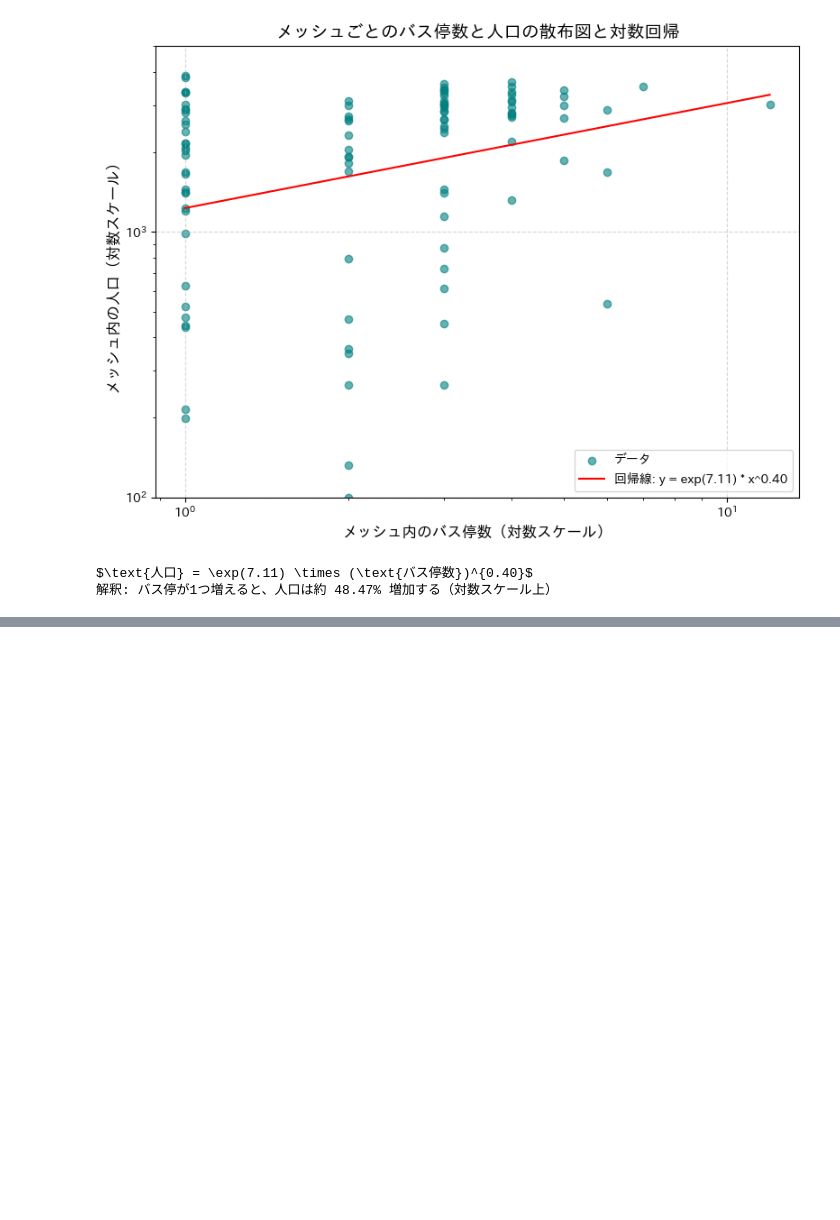
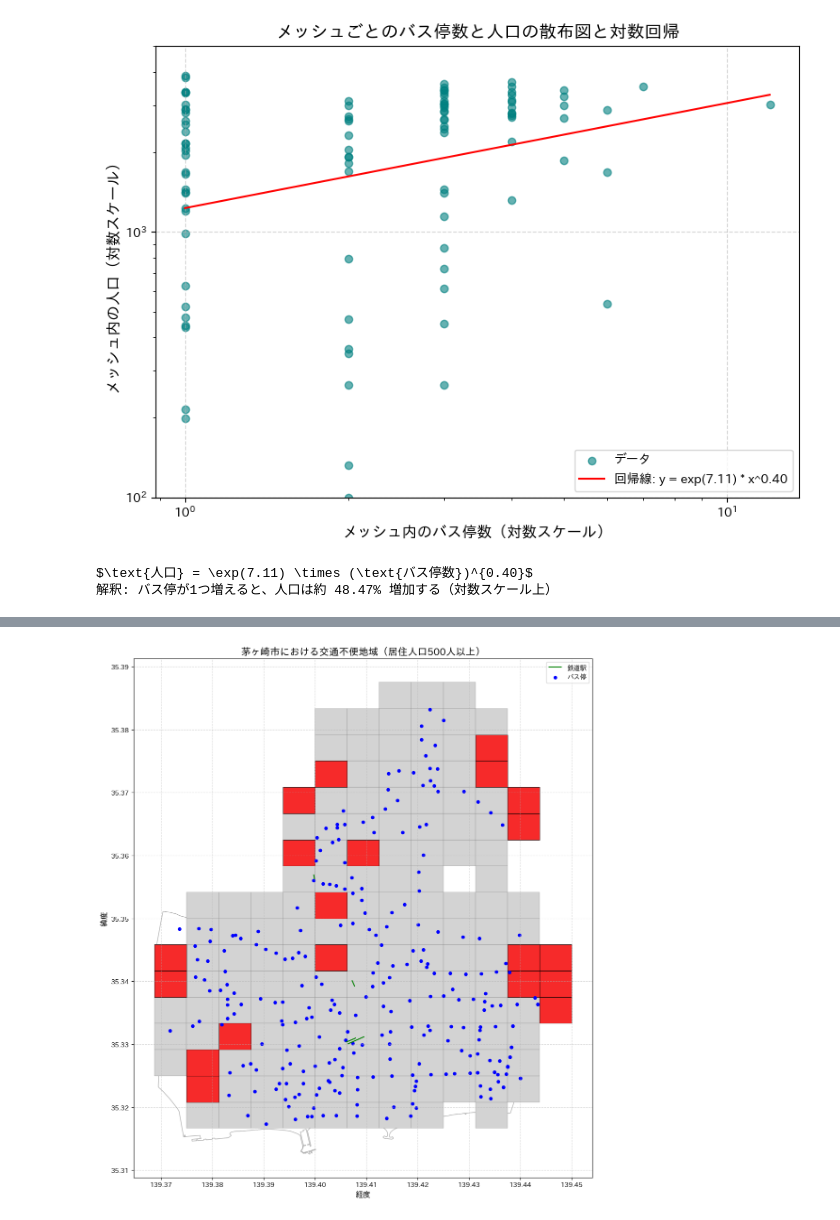
Before and after one commit to takeru403/map_mocup, a Jupyter notebook: notebook/get_data.ipynb, the cells around one changed output, grey strips where cells are left out. Cells and saved outputs as stored; diff of their text form; code cells hidden in the pictures; blank space fills up the shorter version.

```diff
--- a/notebook/get_data.ipynb
+++ b/notebook/get_data.ipynb
@@ -27,7 +27,7 @@ mesh_gdf["KEY_CODE"] = mesh_gdf["KEY_CODE"].astype(str)
 pop_files = [
     "tblT001101H5336", "tblT001101H5337", "tblT001101H5338",
     "tblT001101H5339", "tblT001101H5340", "tblT001101H5332",
-    "tblT001101H5333", "tblT001101H5334", "tblT001101H5335",
+    "tblT001102H5333", "tblT001101H5334", "tblT001101H5335",
     "tblT001101H5238", "tblT001101H5239",
 ]
 
@@ -342,3 +394,83 @@ print(f"解釈: バス停が1つ増えると、人口は約 {増加率:.2f}% 増
 [figure]
 $\text{人口} = \exp(7.11) \times (\text{バス停数})^{0.40}$
 解釈: バス停が1つ増えると、人口は約 48.47% 増加する（対数スケール上）
+# %%
+import geopandas as gpd
+import pandas as pd
+import matplotlib.pyplot as plt
+
+# ========================
+# 0. CRSをEPSG:6668に統一
+# ========================
+target_crs = "EPSG:6668"
+
+gdf_list = [
+    chigasaki_pop_mesh_gdf, chigasaki_train_stop_gdf,
+    chigasaki_bus_stop_gdf, chigasaki_polygon
+]
+
+chigasaki_pop_mesh_gdf, chigasaki_train_stop_gdf, chigasaki_bus_stop_gdf, chigasaki_polygon = [
+    gdf.to_crs(target_crs) for gdf in gdf_list
+]
+
+# ========================
+# 1. メッシュの中心点を取得
+# ========================
+chigasaki_pop_mesh_gdf = chigasaki_pop_mesh_gdf.copy()
+chigasaki_pop_mesh_gdf["center"] = chigasaki_pop_mesh_gdf.geometry.centroid
+centers_gdf = gpd.GeoDataFrame(
+    chigasaki_pop_mesh_gdf.drop(columns="geometry"),
+    geometry=chigasaki_pop_mesh_gdf["center"],
+    crs=target_crs
+)
+
+# ========================
+# 2. 人口カラムを指定（例：'人口（総数）'）
+# ========================
+population_column = "人口（総数）"  # カラム名を明示
+
+# ========================
+# 3. 条件を満たすメッシュを抽出
+# ========================
+condition_pop = centers_gdf[population_column] >= 500
+
+train_stop_union = chigasaki_train_stop_gdf.unary_union
+centers_gdf["dist_to_train"] = centers_gdf.distance(train_stop_union)
+condition_train = centers_gdf["dist_to_train"] > 0.003
+
+bus_stop_union = chigasaki_bus_stop_gdf.unary_union
+centers_gdf["dist_to_bus"] = centers_gdf.distance(bus_stop_union)
+condition_bus = centers_gdf["dist_to_bus"] > 0.003
+
+# ========================
+# 4. 交通不便地域の抽出
+# ========================
+unserved_mesh_gdf = centers_gdf[condition_pop & condition_train & condition_bus]
+
+highlight_gdf = chigasaki_pop_mesh_gdf[
+    chigasaki_pop_mesh_gdf["KEY_CODE"].isin(unserved_mesh_gdf["KEY_CODE"])
+]
+
+# ========================
+# 5. 可視化
+# ========================
+fig, ax = plt.subplots(figsize=(12, 12))
+chigasaki_polygon.plot(ax=ax, color="white", edgecolor="black", alpha=0.3)
+chigasaki_pop_mesh_gdf.plot(ax=ax, color="lightgray", edgecolor="gray", linewidth=0.3, label="500mメッシュ")
+highlight_gdf.plot(ax=ax, color="red", edgecolor="black", linewidth=0.6, alpha=0.8, label="交通不便地域")
+chigasaki_train_stop_gdf.plot(ax=ax, color="green", markersize=60, label="鉄道駅")
+chigasaki_bus_stop_gdf.plot(ax=ax, color="blue", markersize=20, label="バス停")
+
+ax.set_title("茅ヶ崎市における交通不便地域（居住人口500人以上）", fontsize=15)
+ax.set_xlabel("経度", fontsize=12)
+ax.set_ylabel("緯度", fontsize=12)
+ax.legend()
+plt.grid(True, linestyle="--", alpha=0.5)
+plt.tight_layout()
+plt.show()
+
+### geojsonに追加
+highlight_gdf = highlight_gdf.drop(columns=["center"])
+highlight_gdf.to_file("../data/chigasaki/unserved_areas.geojson", driver="GeoJSON", encoding='utf-8')
+print("✅ 交通不便地域をGeoJSONとして保存しました。")
+# %% [output]
@@ -344,0 +484 @@ $\text{人口} = \exp(7.11) \times (\text{バス停数})^{0.40}$
+[figure, added]
```
Also changed, not shown: parts of 3 cells of this notebook, 1 other file.
